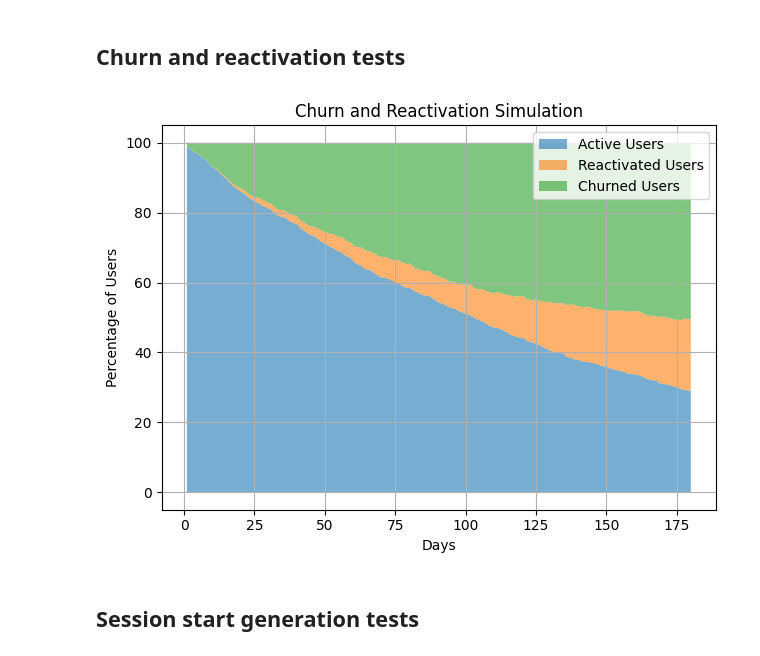
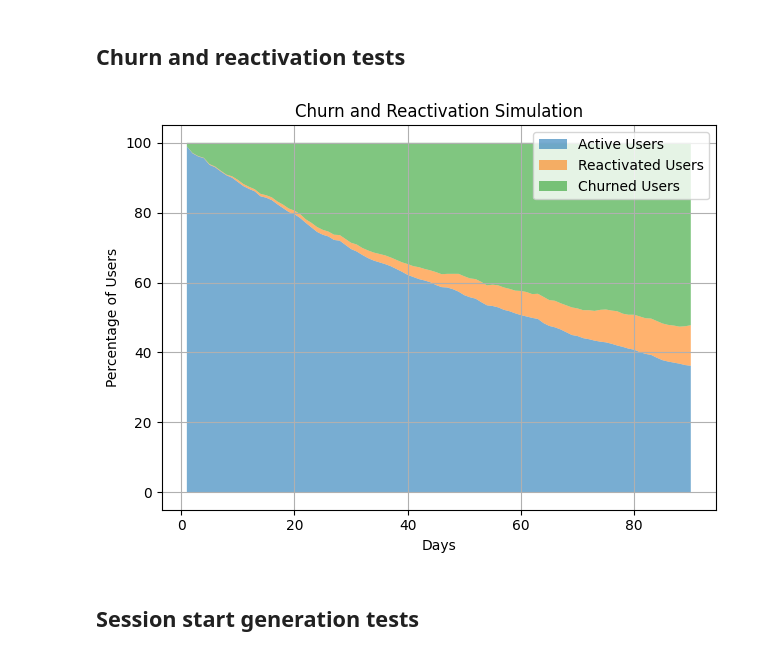
Before and after one commit to pyryjh/Portfolio, a Jupyter notebook: customer_acquisition_analytics/full_workflow.ipynb, the cells around one changed output. Drawn from its saved outputs; the diff is of its cells as text; code cells hidden in the pictures.

```diff
--- a/customer_acquisition_analytics/full_workflow.ipynb
+++ b/customer_acquisition_analytics/full_workflow.ipynb
@@ -1027,19 +1056,19 @@ dtype: float64
 ## Churn and reactivation tests
 # %%
 # Simulate the churn and reactivation process
-churn_chance = 3.5  # 5% daily chance of churning
+churn_chance = 6  # 5% daily chance of churning
 reactivation_chance = 0.5  # 2% daily chance of reactivation
 sessions_per_day = 0.2  # Average 1.5 sessions per day
 num_customers = 1000  # Simulate 1000 customers
-num_days = 180  # Simulate for 180 days
+num_days = 90  # Simulate for 180 days
 
 # Run simulation
 results = simulate_churn_reactivation(churn_chance, reactivation_chance, sessions_per_day, num_customers, num_days)
 
 # Visualize results
 plot_churn_simulation(results)
 # %% [output]
-[figure, old version]
+[figure, new version]
 # %% [markdown]
 ## Session start generation tests
 # %%
```
Also changed, not shown: parts of 5 cells of this notebook.
